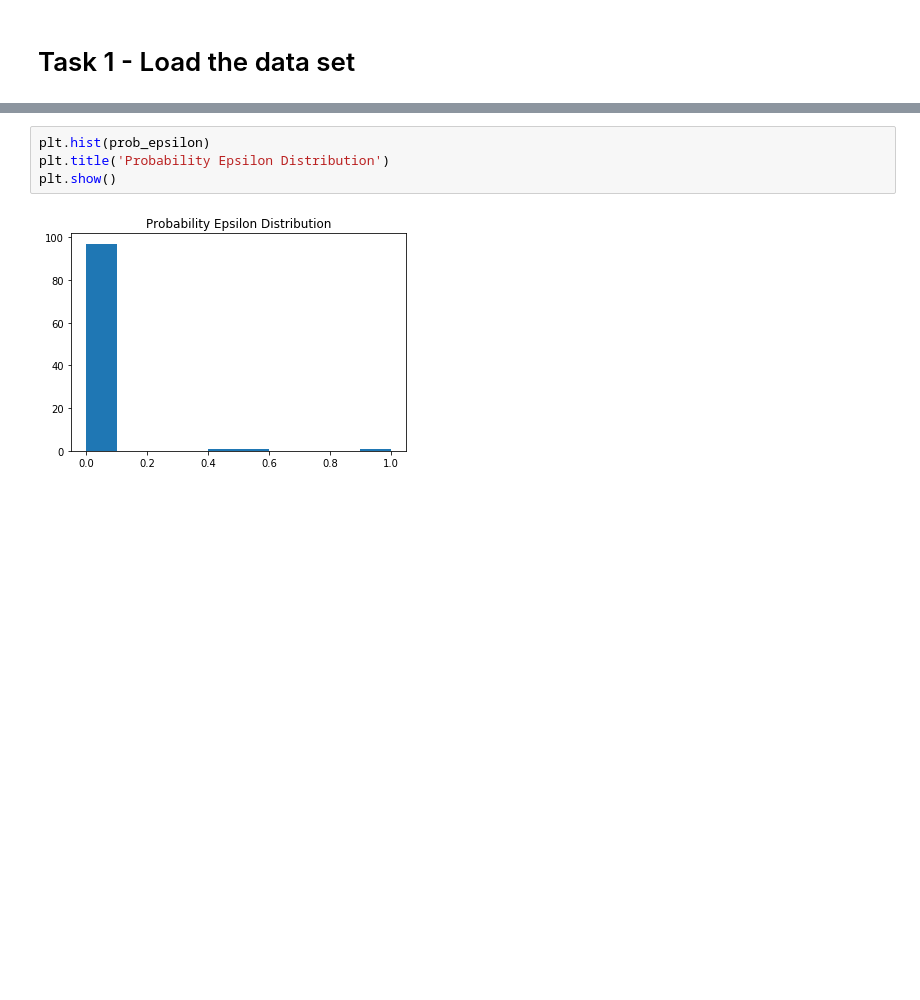
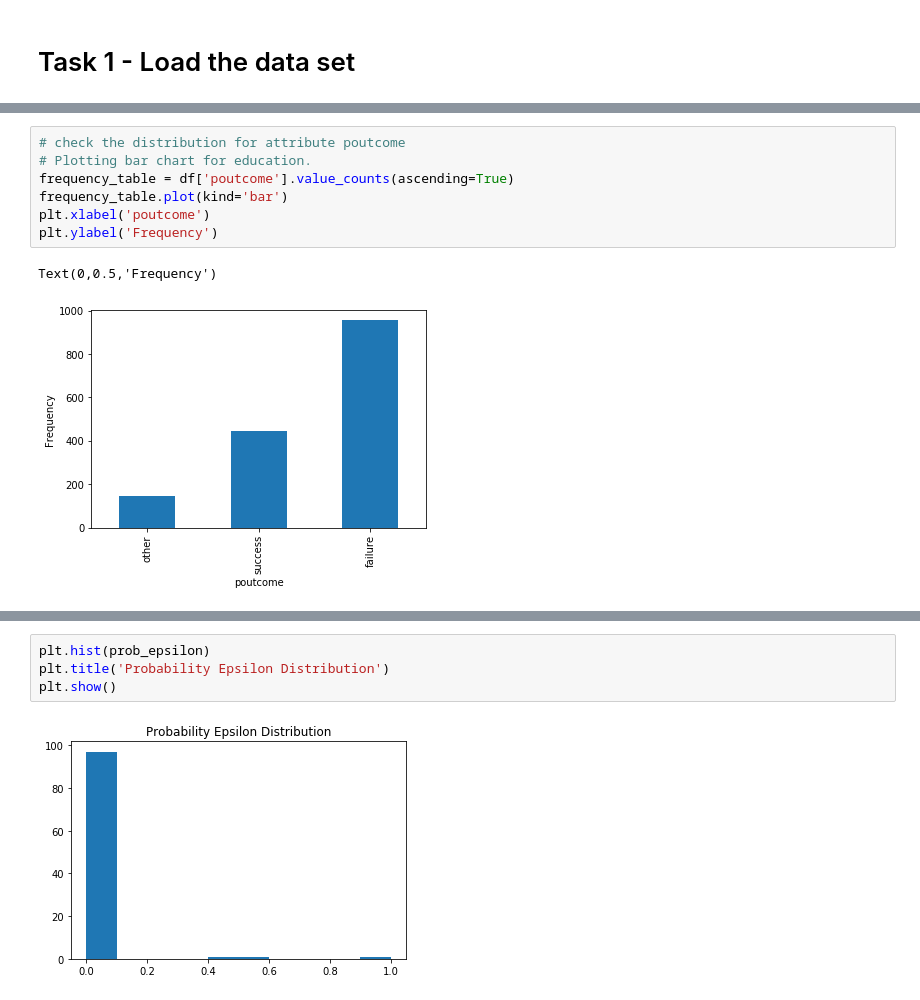
Before and after one commit to vipulpopat/MSCAI_Sem1_Etivity2, a Jupyter notebook: Etivity2_18263003.ipynb, the cells around one changed output, grey strips where cells are left out. Cells and saved outputs as stored; diff of their text form; blank space fills up the shorter version.

```diff
--- a/Etivity2_18263003.ipynb
+++ b/Etivity2_18263003.ipynb
@@ -511,0 +160,10 @@ Epsilon Probability Distribution:  [1.0, 0.6, 0.4, 0.0, 0.0, 0.0, 0.0, 0.0, 0.0,
+# %%
+# check the distribution for attribute poutcome
+# Plotting bar chart for education.
+frequency_table = df['poutcome'].value_counts(ascending=True)
+frequency_table.plot(kind='bar')
+plt.xlabel('poutcome')
+plt.ylabel('Frequency')
+# %% [output]
+Text(0,0.5,'Frequency')
+[figure, added]
```
Also changed, not shown: parts of 107 cells of this notebook.
